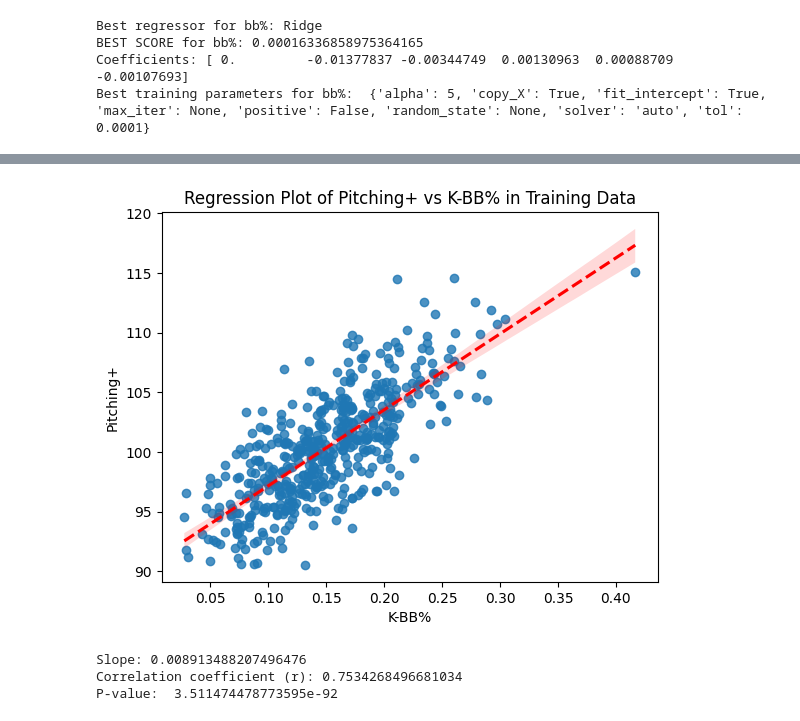
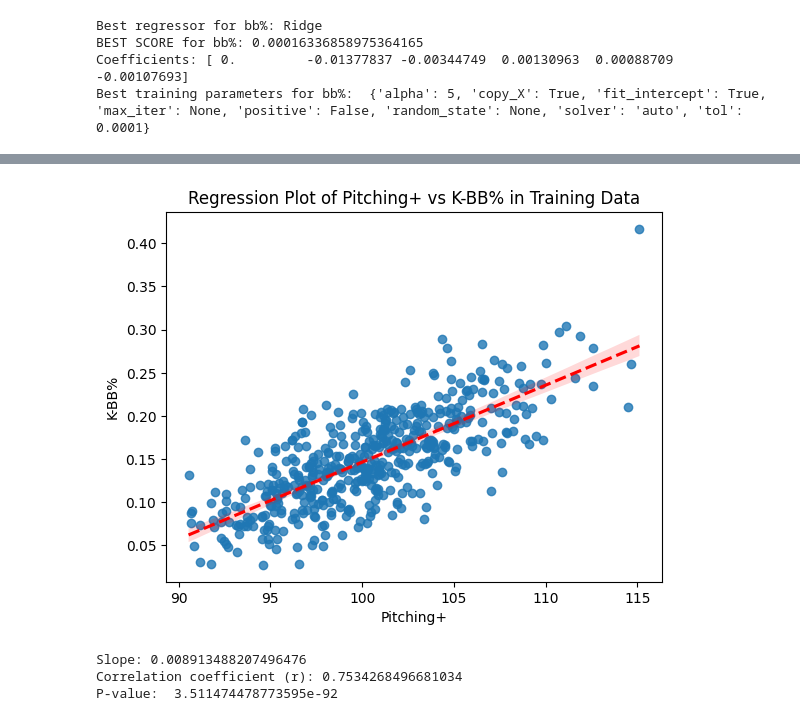
Before and after one commit to aflynn0213/K_BB_Evaluation, a Jupyter notebook: k_bb_prediction.ipynb, the cells around one changed output, grey strips where cells are left out. Saved outputs shown, nothing was run; the diff lists cells and outputs as text; code cells hidden in the pictures.

```diff
--- a/k_bb_prediction.ipynb
+++ b/k_bb_prediction.ipynb
@@ -624,27 +641,27 @@ R-squared of simplified model: 0.5592855785209985
 My Larger Poly BB% model WINS!
 # %%
 # Plot regression plot
-sns.regplot(x=df['k-bb%'], y=df['pitching+'], line_kws={'color': 'red', 'linestyle': '--'})
+sns.regplot(x=df['pitching+'], y=df['k-bb%'], line_kws={'color': 'red', 'linestyle': '--'})
 
 # Add labels and title
-plt.xlabel('K-BB%')
-plt.ylabel('Pitching+')
+plt.ylabel('K-BB%')
+plt.xlabel('Pitching+')
 plt.title('Regression Plot of Pitching+ vs K-BB% in Training Data')
 
 # Show plot
 plt.show()
 
 from scipy.stats import linregress
 
 # Perform linear regression
 slope, intercept, r_value, p_value, std_err = linregress(df['pitching+'],df['k-bb%'])
 
 # Print slope and correlation coefficient
 print("Slope:", slope)
 print("Correlation coefficient (r):", r_value)
 print("P-value: ", p_value)
 # %% [output]
-[figure, old version]
+[figure, new version]
 Slope: 0.008913488207496476
 Correlation coefficient (r): 0.7534268496681034
 P-value:  3.511474478773595e-92
```
Also changed, not shown: parts of 8 cells of this notebook, 1 other file.
